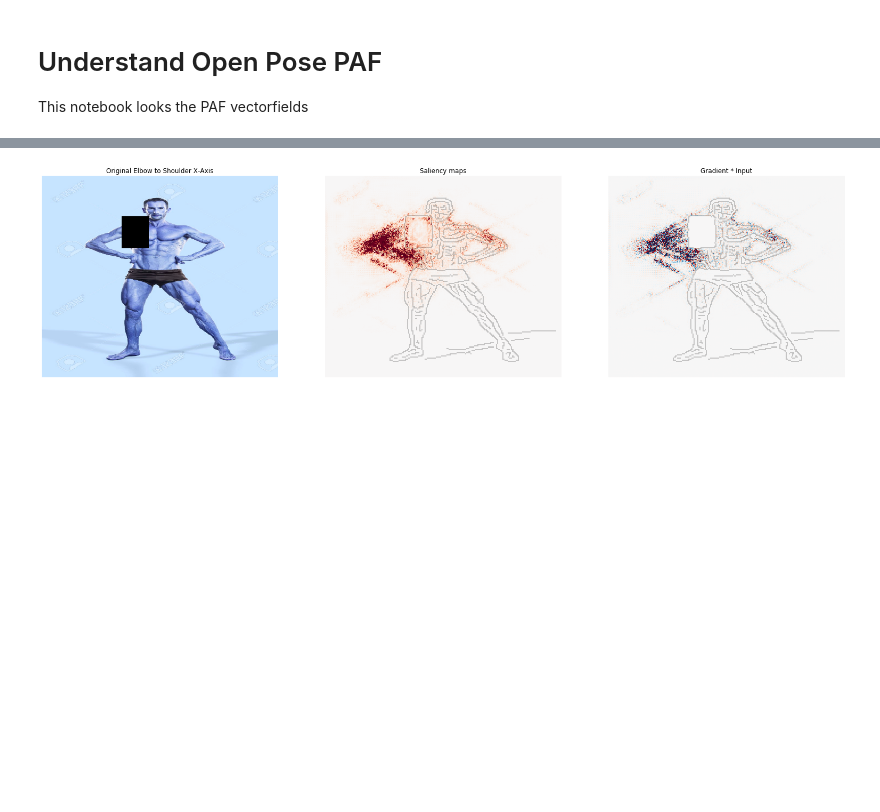
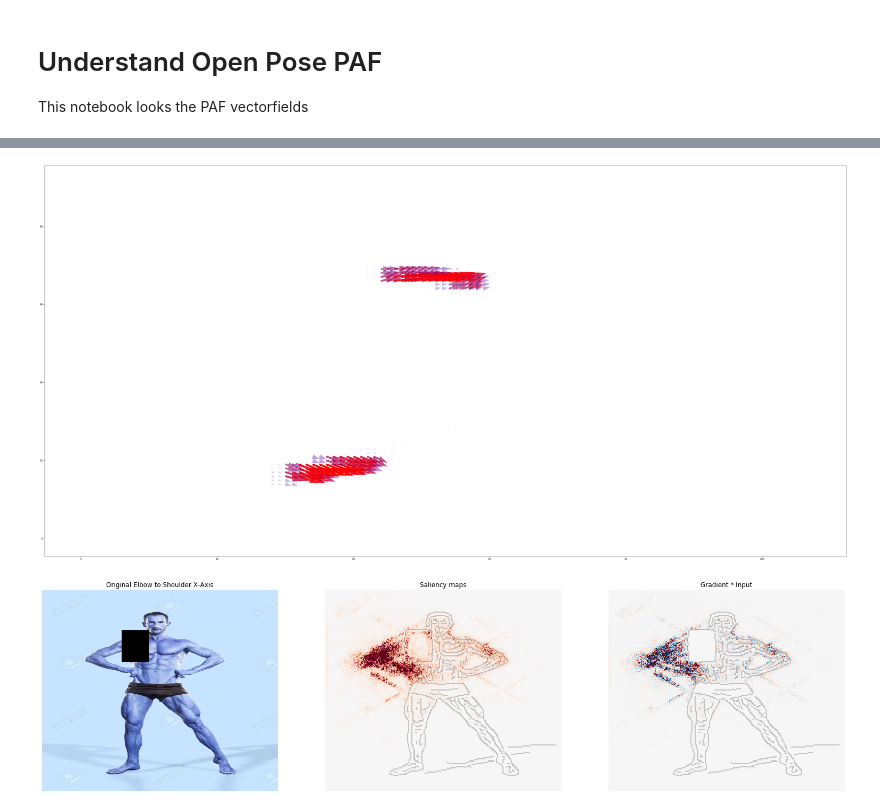
Before and after one commit to alexus37/MasterThesisCode, a Jupyter notebook: experiments/openPose/02_Understand_PAF.ipynb, the cells around one changed output, grey strips where cells are left out. Cells and saved outputs as stored; diff of their text form; code cells hidden in the pictures; blank space fills up the shorter version.

```diff
--- a/experiments/openPose/02_Understand_PAF.ipynb
+++ b/experiments/openPose/02_Understand_PAF.ipynb
@@ -106,3 +106,30 @@ fig.colorbar(heat_image, ax=ax, shrink=1.0)
+# %%
+# 12 is neck to right shoulder
+# 14 is upper arm to right shoulder
+paf_id = 14
+U = np.copy(e.pafMat[:, :, paf_id]) * (-1)  # why do I need this minus one
+V = np.copy(e.pafMat[:, :, paf_id + 1])
+
+fig = plt.figure(figsize=(60, 30))
+ax = fig.add_subplot(1, 1, 1)
+
+X, Y = np.meshgrid(range(0, U.shape[1]), range(0, U.shape[0]))
+color = np.sqrt(np.square(U) + np.square(V))
+
+colormap_transparent = mpl.colors.LinearSegmentedColormap.from_list(
+    'my_cmap', ['blue', 'red'], 256)
+colormap_transparent._init()  # create the _lut array, with rgba values
+
+alphas = np.linspace(0, 1.0, colormap_transparent.N+3)
+
+colormap_transparent._lut[:, -1] = alphas
+
+heat_image = ax.quiver(X, Y, U, V, color, cmap=colormap_transparent, scale=40)
+#heat_scaled = cv2.resize(heat_image, (image_orig_size.shape[1], image_orig_size.shape[0]))
+
+fig.savefig('../results/plots/ballet_with_paf.png', dpi=300)
+# %% [output]
+[figure, added]
 # %%
 sess = e.persistent_sess
 
```
Also changed, not shown: parts of 4 cells of this notebook, 1 other file.
